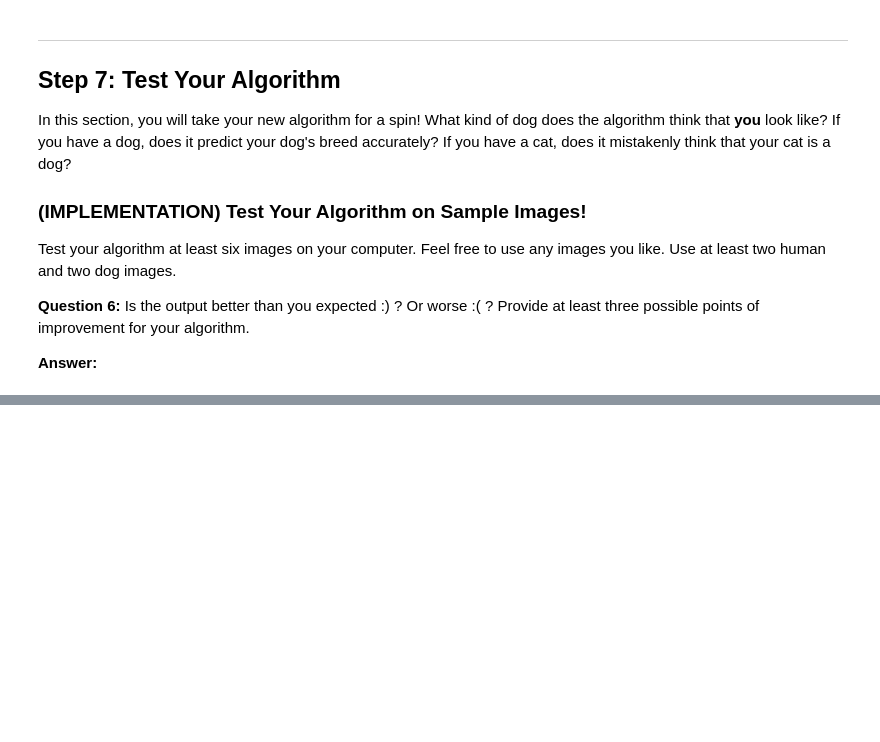
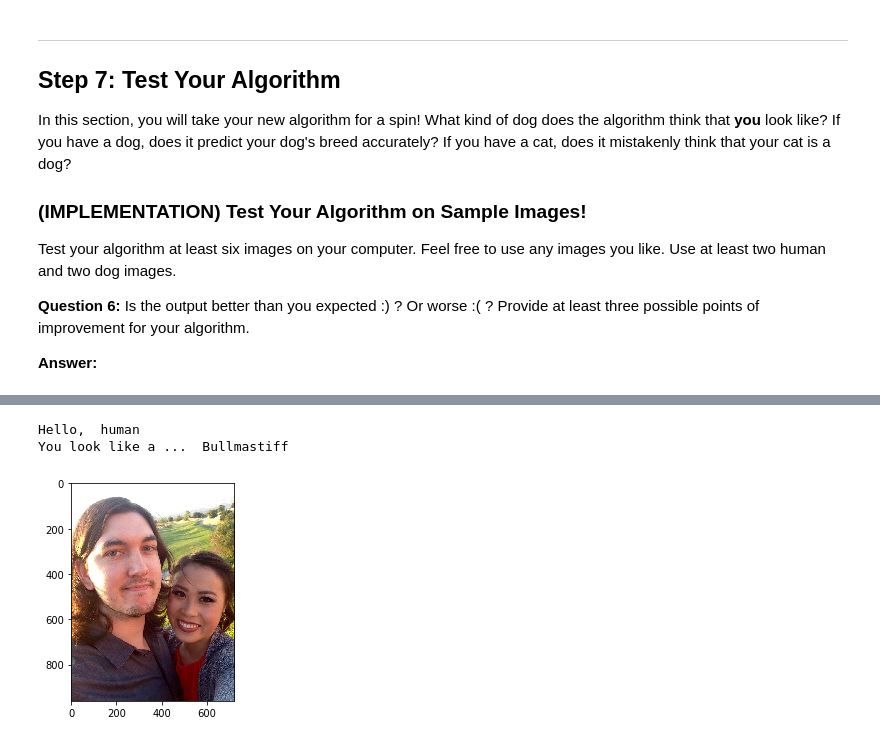
Before and after one commit to csawtelle/udacity-machine-learning-nanodegree, a Jupyter notebook: dog-project/dog_app.ipynb, the cells around one changed output, grey strips where cells are left out. Drawn from its saved outputs; the diff is of its cells as text; code cells hidden in the pictures; blank space fills up the shorter version.

```diff
--- a/dog-project/dog_app.ipynb
+++ b/dog-project/dog_app.ipynb
@@ -549,16 +562,16 @@ Train your model in the code cell below.  Use model checkpointing to save the mo
 
 You are welcome to [augment the training data](https://blog.keras.io/building-powerful-image-classification-models-using-very-little-data.html), but this is not a requirement.
 # %%
-checkpointer = ModelCheckpoint(filepath='saved_models/weights.best.Inc_model.hdf5',
+checkpointer = ModelCheckpoint(filepath='saved_models/weights.best.model.hdf5',
                                verbose=1, save_best_only=True)
 
-Inc_model.fit(train_Inception, train_targets,
-          validation_data=(valid_Inception, valid_targets),
+model.fit(train_inception, train_targets,
+          validation_data=(valid_inception, valid_targets),
           epochs=5, batch_size=20, callbacks=[checkpointer], verbose=1)
 # %% [markdown]
 ### (IMPLEMENTATION) Load the Model with the Best Validation Loss
 # %%
-Inc_model.load_weights('saved_models/weights.best.Inc_model.hdf5')
+model.load_weights('saved_models/weights.best.model.hdf5')
 # %% [markdown]
 ### (IMPLEMENTATION) Test the Model
 
@@ -585,12 +600,9 @@ The functions to extract the bottleneck features can be found in `extract_bottle
 
 where `{network}`, in the above filename, should be one of `VGG19`, `Resnet50`, `InceptionV3`, or `Xception`.
 # %%
-def Inc_predict_breed(img_path):
-    # extract bottleneck features
+def predict_breed(img_path):
     bottleneck_feature = extract_InceptionV3(path_to_tensor(img_path))
-    # obtain predicted vector
-    predicted_vector = Inc_model.predict(bottleneck_feature)
-    # return dog breed that is predicted by the model
+    predicted_vector = model.predict(bottleneck_feature)
     return dog_names[np.argmax(predicted_vector)]
 # %% [markdown]
 ---
@@ -638,3 +625,17 @@ def predict_breed_or_resemblance(img_path):
+# %%
+import matplotlib.image as mpimg
+
+def looks_like_breed(img_path):
+    if dog_detector(img_path):
+        species = "dog"
+    if face_detector(img_path):
+        species = "human"
+    else:
+        species = "unknown"
+    breed = predict_breed(img_path)
+    print("Hello, ", species)
+    plt.imshow(mpimg.imread(img_path))
+    print("You look like a ... ", breed)
 # %% [markdown]
 ---
 <a id='step7'></a>
@@ -652,4 +655,7 @@ __Answer:__
 # %%
-result = predict_breed_or_resemblance("./images/me.jpg")
-print(result)
+looks_like_breed("./images/me.jpg")
+# %% [output]
+Hello,  human
+You look like a ...  Bullmastiff
+[figure, added]
 # %%
```
Also changed, not shown: parts of 19 cells of this notebook.
